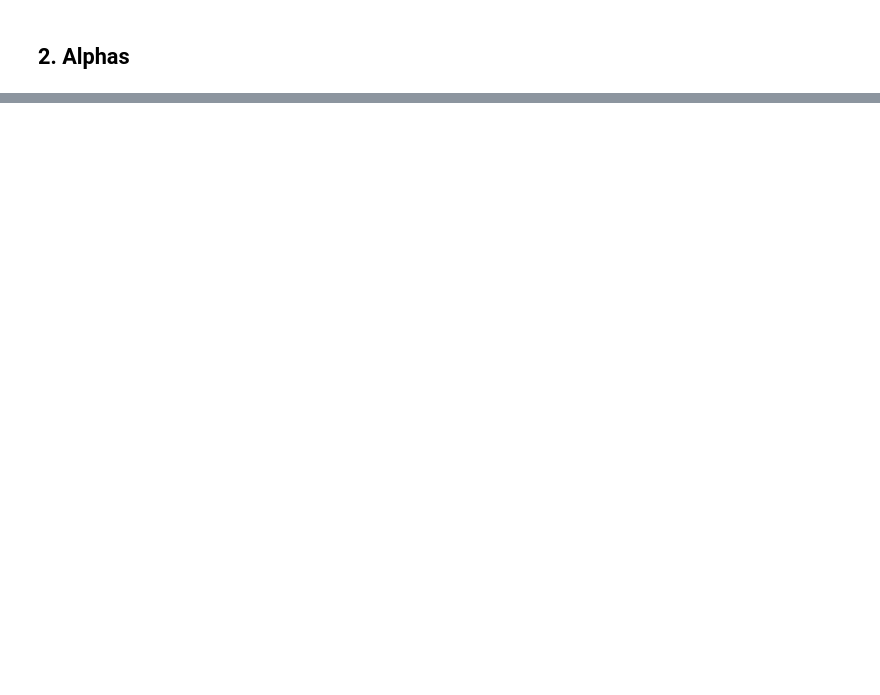
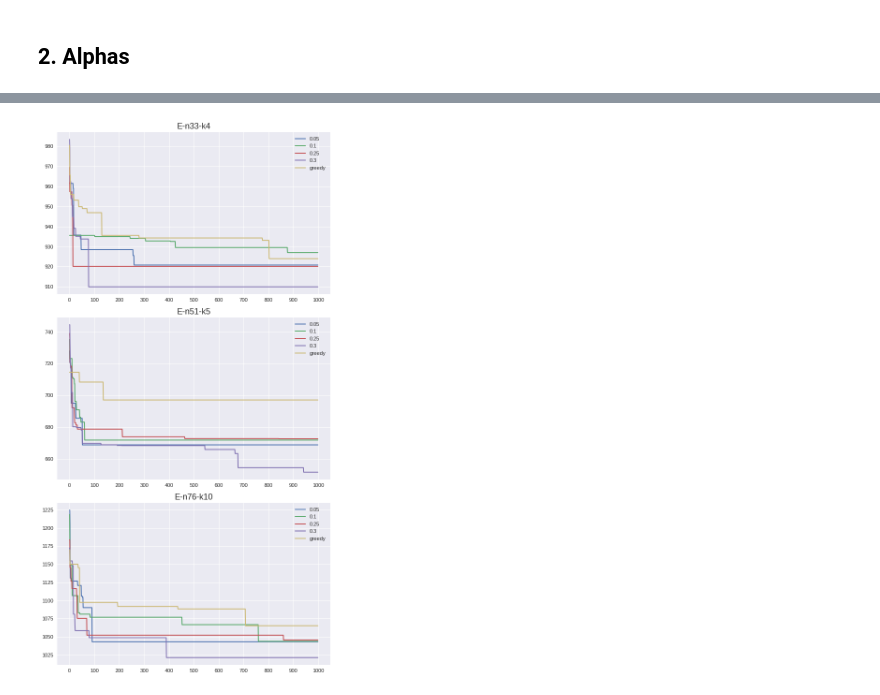
Before and after one commit to alcaster/CVRP_ACO, a Jupyter notebook: Plot.ipynb, the cells around one changed output, grey strips where cells are left out. Cells and saved outputs as stored; diff of their text form; code cells hidden in the pictures; blank space fills up the shorter version.

```diff
--- a/Plot.ipynb
+++ b/Plot.ipynb
@@ -117,0 +149,2 @@ fig.savefig("alphas.png", dpi=fig.dpi)
+# %%
+case3 = [("baseline", 20, 2, n) for n in rhos]
@@ -117,0 +153,21 @@ fig.savefig("alphas.png", dpi=fig.dpi)
+# %%
+fig, (ax1, ax2, ax3) = plt.subplots(
+    3, figsize=(8, 15), dpi=80, facecolor="w", edgecolor="k"
+)
+axes = [ax1, ax2, ax3]
+for task, ax in zip(tasks, axes):
+    for case in case3:
+        curr_data = best_score_from_history(task.data[case][1])
+        ax.plot(curr_data, label=str(case[3]))
+
+    greedy_data = best_score_from_history(task.greedy_data[1])
+    ax.plot(greedy_data, label="greedy")
+    ax.legend(loc="upper right")
+    ax.xaxis.set_ticks(np.arange(0, len(curr_data) + 1, 100))
+    ax.set_title(task.name, fontsize=16)
+
+fig.tight_layout()
+# fig.suptitle("Comparing different rho", fontsize=20, y=0.94)
+fig.savefig("rhos.svg", dpi=fig.dpi)
+# %% [output]
+[figure, added]
```
Also changed, not shown: parts of 19 cells of this notebook, 2 other files.
